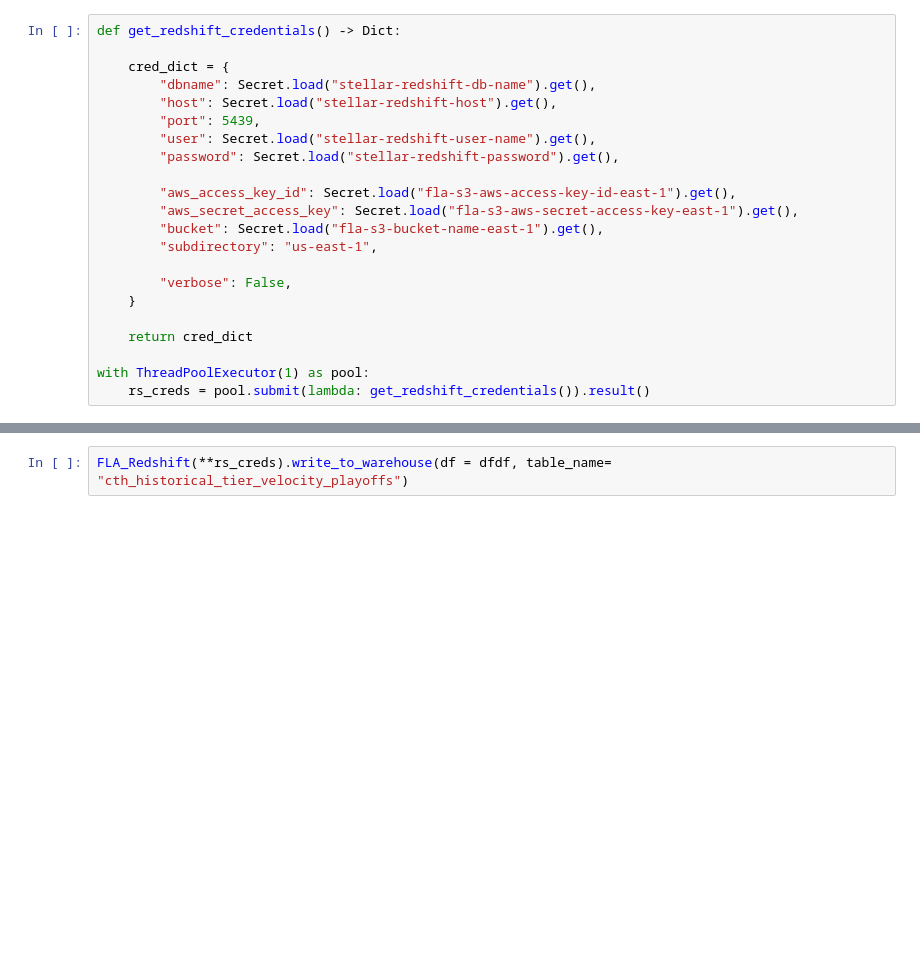
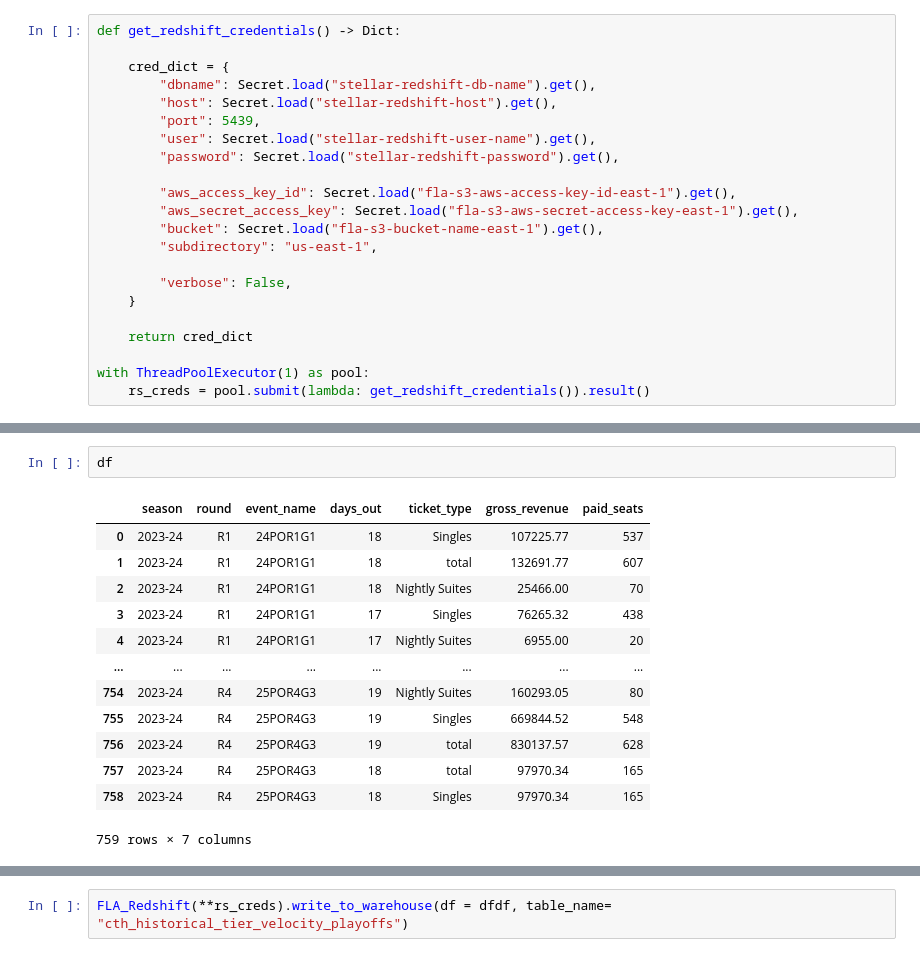
Before and after one commit to riffere-fla/pandas_party, a Jupyter notebook: playoffs_2324_expected.ipynb, the cells around one changed output, grey strips where cells are left out. Saved outputs shown, nothing was run; the diff lists cells and outputs as text; blank space fills up the shorter version.

```diff
--- a/playoffs_2324_expected.ipynb
+++ b/playoffs_2324_expected.ipynb
@@ -123,3 +101,19 @@ df = FLA_Redshift(**rs_creds).query_warehouse(sql_string = q)
+# %%
+df
+# %% [output]
+|  | season | round | event_name | days_out | ticket_type | gross_revenue | paid_seats |
+| 0 | 2023-24 | R1 | 24POR1G1 | 18 | Singles | 107225.77 | 537 |
+| 1 | 2023-24 | R1 | 24POR1G1 | 18 | total | 132691.77 | 607 |
+| 2 | 2023-24 | R1 | 24POR1G1 | 18 | Nightly Suites | 25466.00 | 70 |
+| 3 | 2023-24 | R1 | 24POR1G1 | 17 | Singles | 76265.32 | 438 |
+| 4 | 2023-24 | R1 | 24POR1G1 | 17 | Nightly Suites | 6955.00 | 20 |
+| ... | ... | ... | ... | ... | ... | ... | ... |
+| 754 | 2023-24 | R4 | 25POR4G3 | 19 | Nightly Suites | 160293.05 | 80 |
+| 755 | 2023-24 | R4 | 25POR4G3 | 19 | Singles | 669844.52 | 548 |
+| 756 | 2023-24 | R4 | 25POR4G3 | 19 | total | 830137.57 | 628 |
+| 757 | 2023-24 | R4 | 25POR4G3 | 18 | total | 97970.34 | 165 |
+| 758 | 2023-24 | R4 | 25POR4G3 | 18 | Singles | 97970.34 | 165 |
+759 rows × 7 columns
 # %%
 df['min_days_out'] = df.apply(lambda row: df[(df['event_name'] == row['event_name'])&(df['ticket_type'] == row['ticket_type'])]['days_out'].min(), axis = 1)
 cumdf = df.groupby(by = ['round','event_name', 'ticket_type'], axis = 0)[['gross_revenue','paid_seats']].cumsum().rename(columns = {'gross_revenue':'cum_gross_rev', 'paid_seats':'cum_num_seats'})
```
Also changed, not shown: parts of 5 cells of this notebook, 5 other files.
